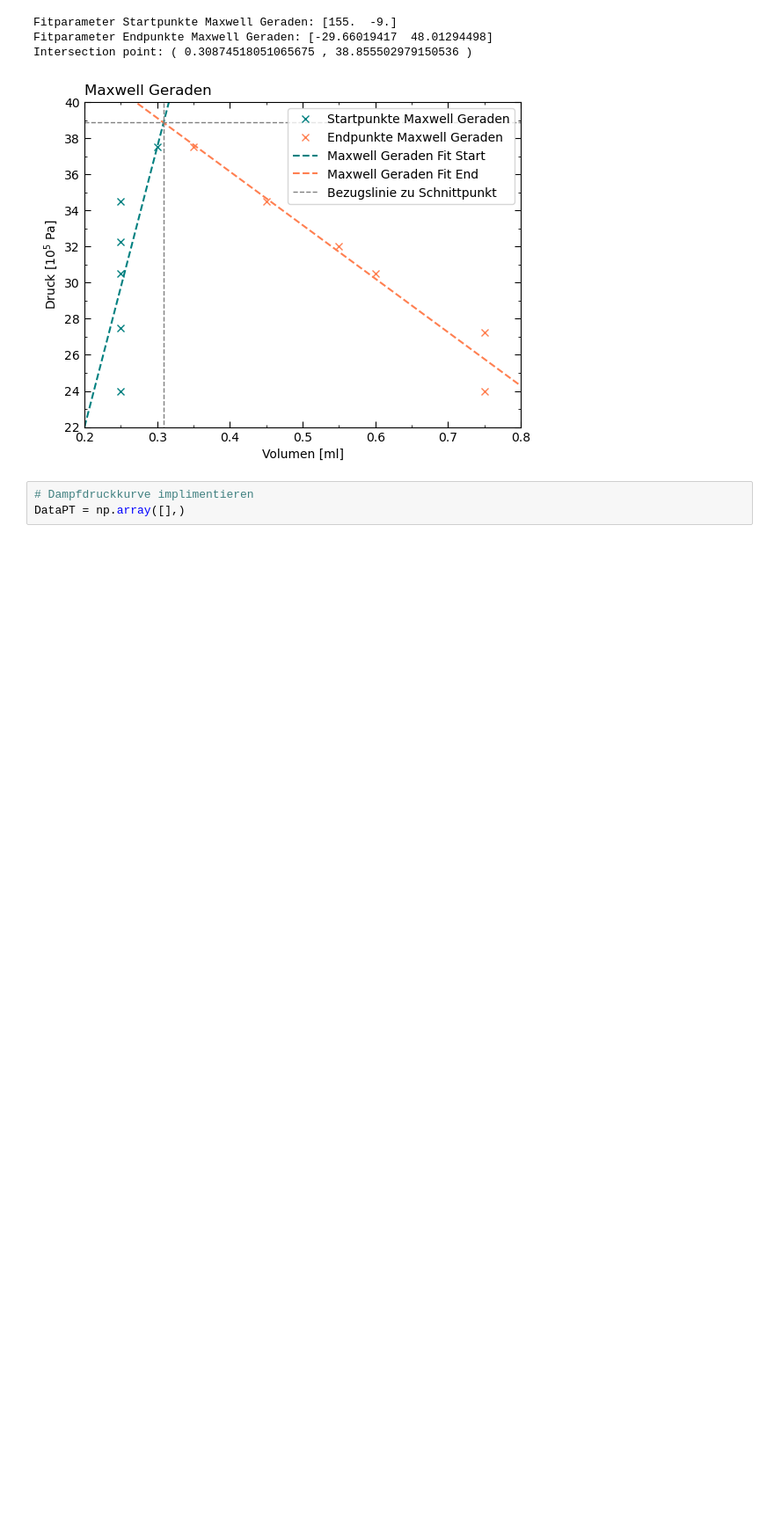
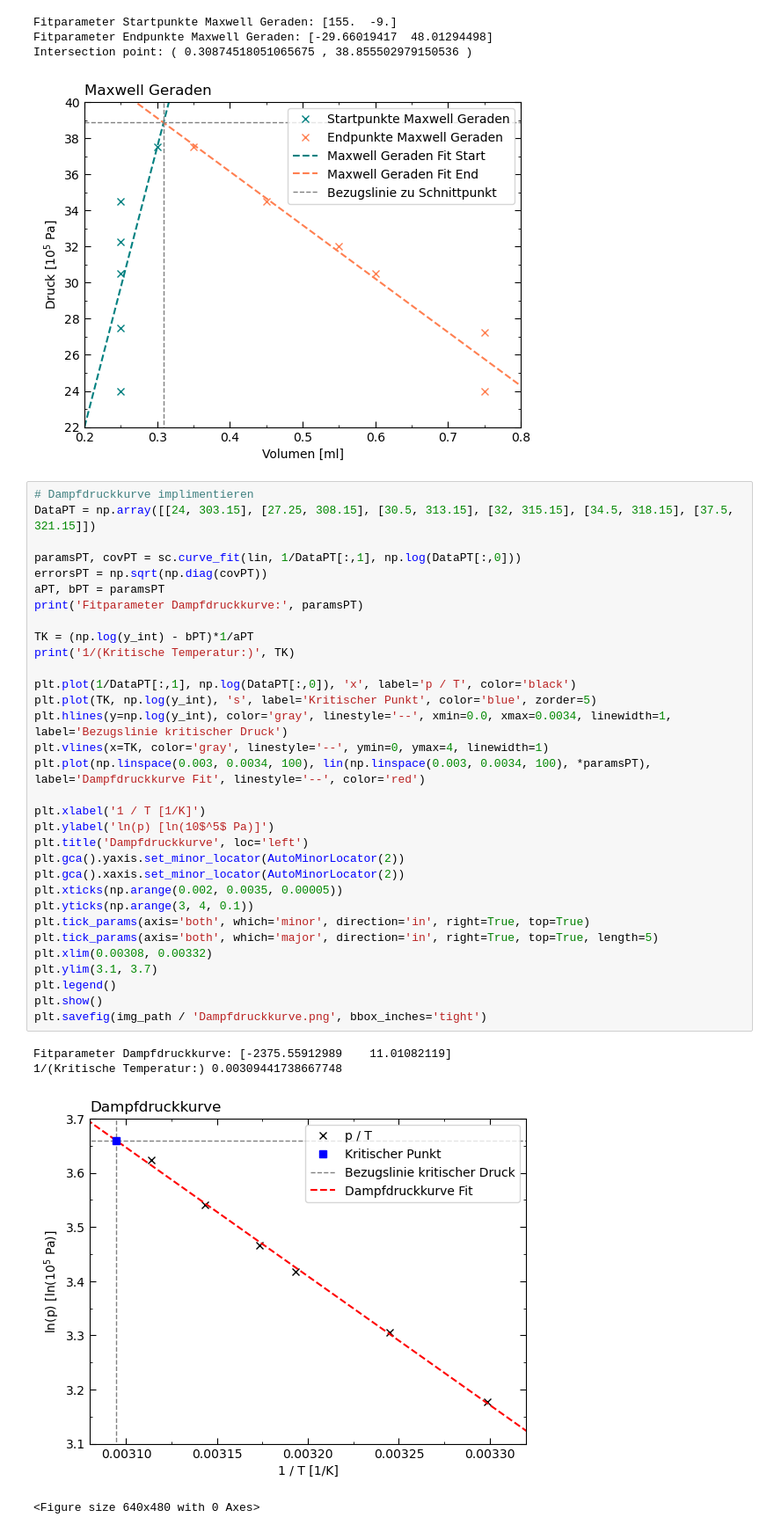
Before and after one commit to Bonsai-Tr33/C-Praktikum, a Jupyter notebook: 31/Evaluation/Evaluate.ipynb, the cells around one changed output. Shown: that part at 88% size. Cells and saved outputs as stored; diff of their text form; blank space fills up the shorter version.

Commit message:
kritische Temperatur berechnet

```diff
--- a/31/Evaluation/Evaluate.ipynb
+++ b/31/Evaluation/Evaluate.ipynb
@@ -120,6 +120,40 @@ Fitparameter Startpunkte Maxwell Geraden: [155.  -9.]
 Fitparameter Endpunkte Maxwell Geraden: [-29.66019417  48.01294498]
 Intersection point: ( 0.30874518051065675 , 38.855502979150536 )
 [figure]
-# %%
-# Dampfdruckkurve implimentieren
-DataPT = np.array([],)
+# %%
+# Dampfdruckkurve implimentieren
+DataPT = np.array([[24, 303.15], [27.25, 308.15], [30.5, 313.15], [32, 315.15], [34.5, 318.15], [37.5, 321.15]])
+
+paramsPT, covPT = sc.curve_fit(lin, 1/DataPT[:,1], np.log(DataPT[:,0]))
+errorsPT = np.sqrt(np.diag(covPT))
+aPT, bPT = paramsPT
+print('Fitparameter Dampfdruckkurve:', paramsPT)
+
+TK = (np.log(y_int) - bPT)*1/aPT
+print('1/(Kritische Temperatur:)', TK)
+
+plt.plot(1/DataPT[:,1], np.log(DataPT[:,0]), 'x', label='p / T', color='black')
+plt.plot(TK, np.log(y_int), 's', label='Kritischer Punkt', color='blue', zorder=5)
+plt.hlines(y=np.log(y_int), color='gray', linestyle='--', xmin=0.0, xmax=0.0034, linewidth=1, label='Bezugslinie kritischer Druck')
+plt.vlines(x=TK, color='gray', linestyle='--', ymin=0, ymax=4, linewidth=1)
+plt.plot(np.linspace(0.003, 0.0034, 100), lin(np.linspace(0.003, 0.0034, 100), *paramsPT), label='Dampfdruckkurve Fit', linestyle='--', color='red')
+
+plt.xlabel('1 / T [1/K]')
+plt.ylabel('ln(p) [ln(10$^5$ Pa)]')
+plt.title('Dampfdruckkurve', loc='left')
+plt.gca().yaxis.set_minor_locator(AutoMinorLocator(2))
+plt.gca().xaxis.set_minor_locator(AutoMinorLocator(2))
+plt.xticks(np.arange(0.002, 0.0035, 0.00005))
+plt.yticks(np.arange(3, 4, 0.1))
+plt.tick_params(axis='both', which='minor', direction='in', right=True, top=True)
+plt.tick_params(axis='both', which='major', direction='in', right=True, top=True, length=5)
+plt.xlim(0.00308, 0.00332)
+plt.ylim(3.1, 3.7)
+plt.legend()
+plt.show()
+plt.savefig(img_path / 'Dampfdruckkurve.png', bbox_inches='tight')
+# %% [output]
+Fitparameter Dampfdruckkurve: [-2375.55912989    11.01082119]
+1/(Kritische Temperatur:) 0.00309441738667748
+[figure, added]
+<Figure size 640x480 with 0 Axes>
```
Also changed, not shown: 1 other file.
